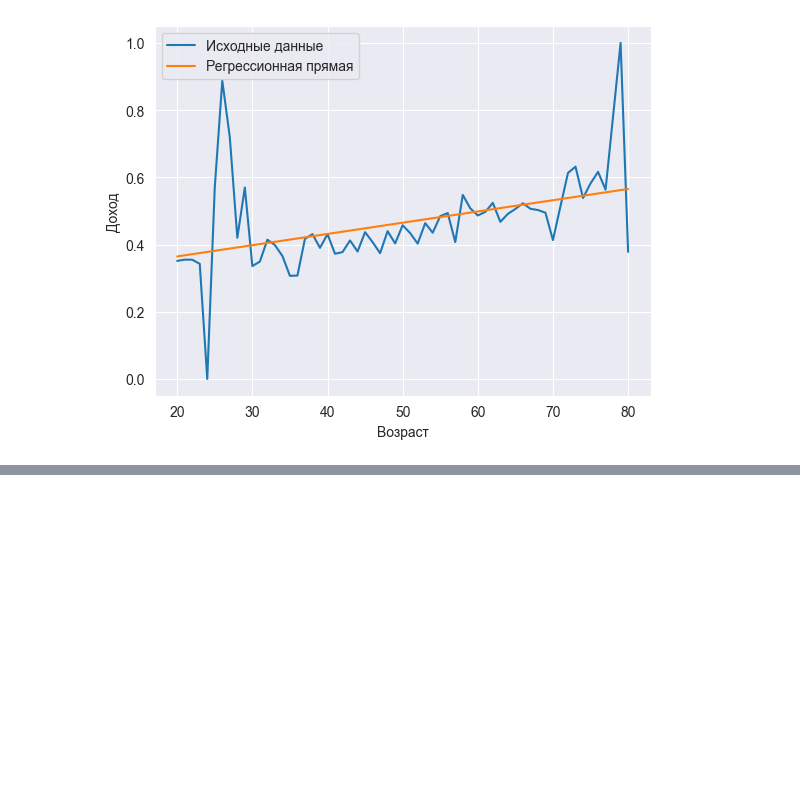
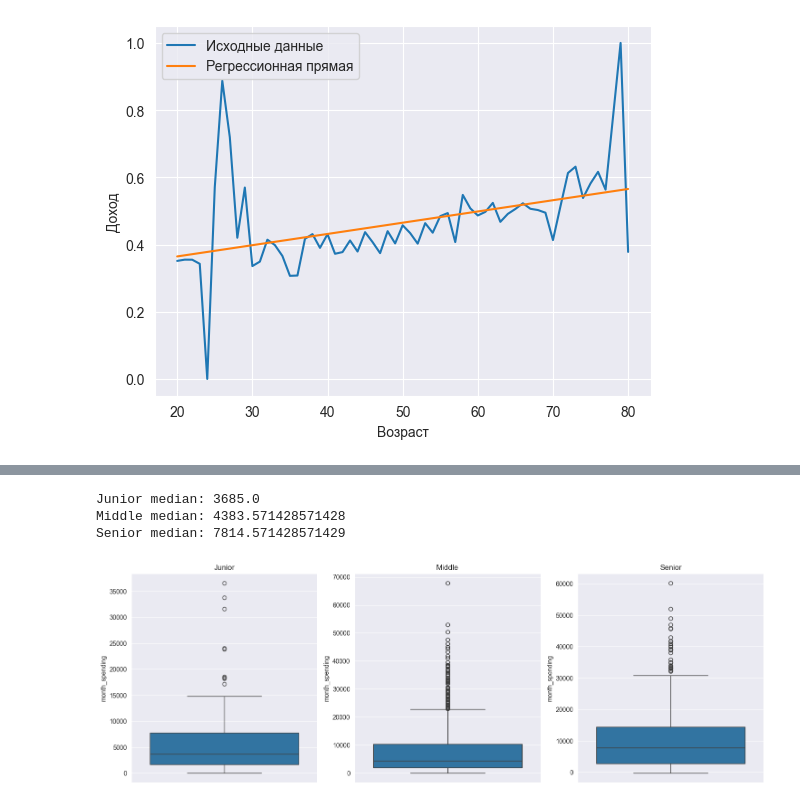
Before and after one commit to Merzlikin-Matvey/hackathon-13.07.2024, a Jupyter notebook: src/main.ipynb, the cells around one changed output, grey strips where cells are left out. Cells and saved outputs as stored; diff of their text form; code cells hidden in the pictures; blank space fills up the shorter version.

```diff
--- a/src/newest.ipynb
+++ b/src/main.ipynb
@@ -381,0 +532,38 @@ correlation: 0.4256150972442675
+# %%
+# Сравним медианы выборок
+
+junior_month_spending = junior_df['month_spending']
+middle_month_spending = middle_df['month_spending']
+senior_month_spending = senior_df['month_spending']
+
+junior_median = junior_month_spending.median()
+middle_median = middle_month_spending.median()
+senior_median = senior_month_spending.median()
+
+print(f'Junior median: {junior_median}')
+print(f'Middle median: {middle_median}')
+print(f'Senior median: {senior_median}')
+# %% [output]
+Junior median: 3685.0
+Middle median: 4383.571428571428
+Senior median: 7814.571428571429
+# %%
+fig, axes = plt.subplots(1, 3, figsize=(18, 6))  # Adjust the figure size as needed
+
+# Plot Junior boxplot
+sns.boxplot(data=junior_month_spending, ax=axes[0])
+axes[0].set_title('Junior')
+
+# Plot Middle boxplot
+sns.boxplot(data=middle_month_spending, ax=axes[1])
+axes[1].set_title('Middle')
+
+# Plot Senior boxplot
+sns.boxplot(data=senior_month_spending, ax=axes[2])
+axes[2].set_title('Senior')
+
+# Save the figure
+plt.savefig('../plots/age_category_month_spending_boxplots_2.png', bbox_inches="tight", pad_inches=0)
+plt.show()
+# %% [output]
+[figure, added]
```
Also changed, not shown: parts of 6 cells of this notebook, 4 other files.
